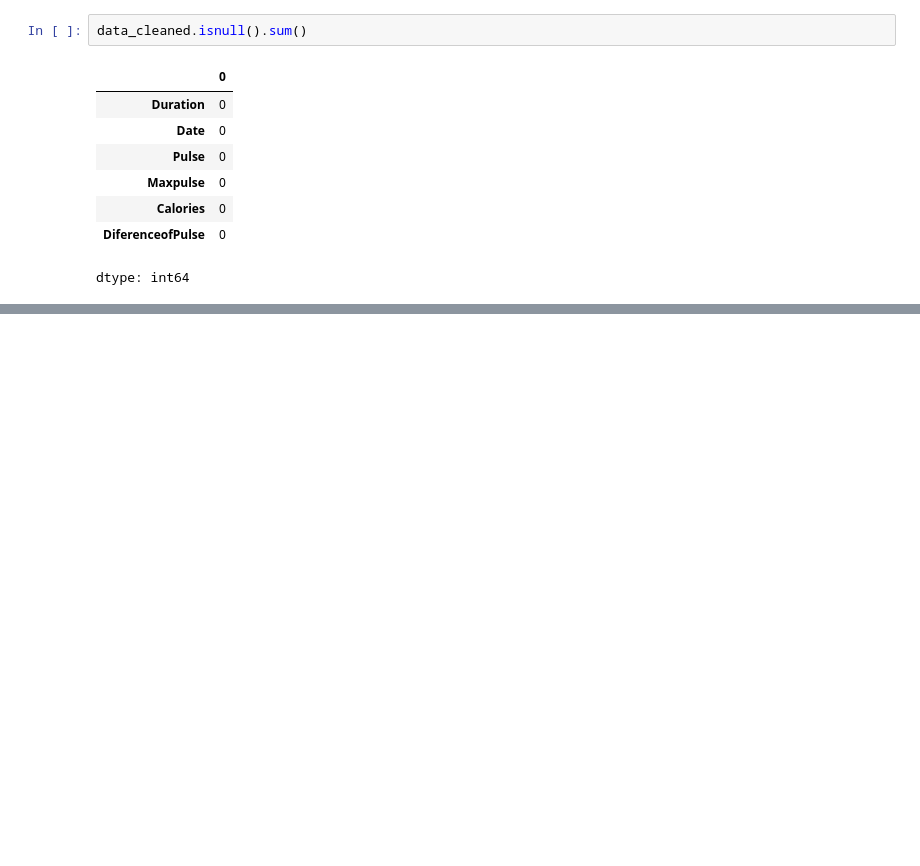
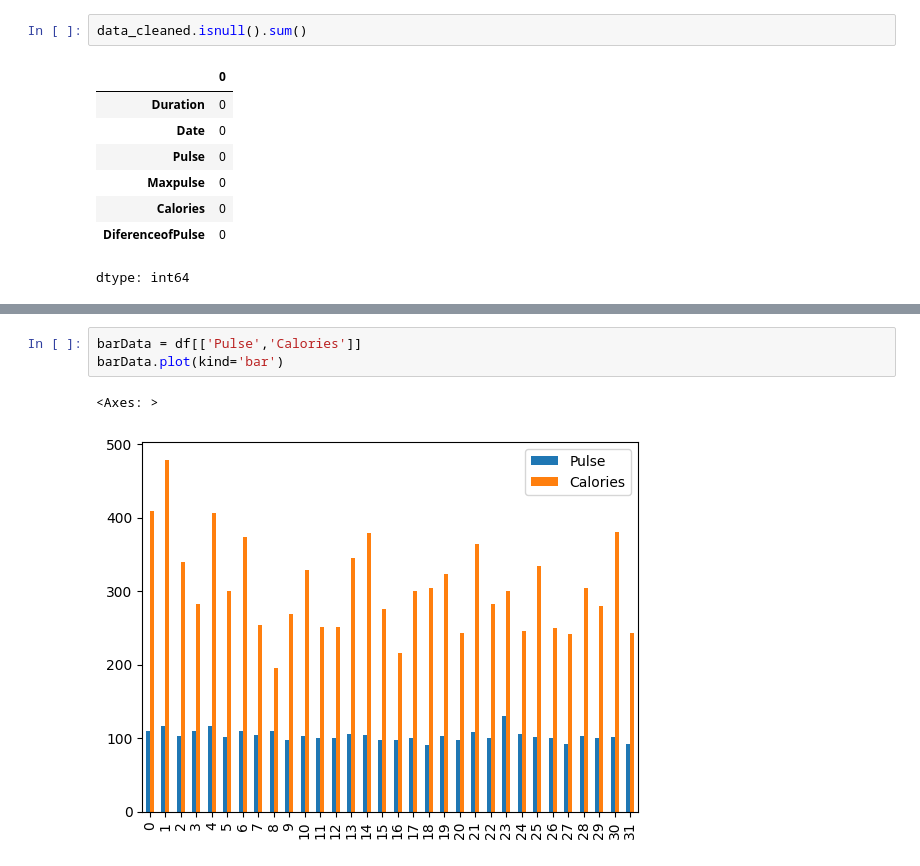
Before and after one commit to rvalarezo/data_analytics, a Jupyter notebook: EDA.ipynb, the cells around one changed output, grey strips where cells are left out. Saved outputs shown, nothing was run; the diff lists cells and outputs as text; blank space fills up the shorter version.

```diff
--- a/EDA.ipynb
+++ b/EDA.ipynb
@@ -130,0 +192,6 @@ dtype: int64
+# %%
+barData = df[['Pulse','Calories']]
+barData.plot(kind='bar')
+# %% [output]
+<Axes: >
+[figure, added]
```
Also changed, not shown: parts of 13 cells of this notebook.
